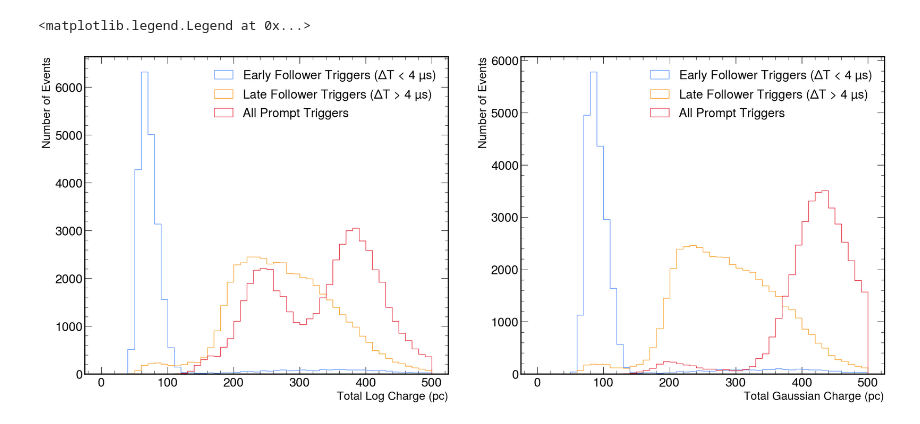
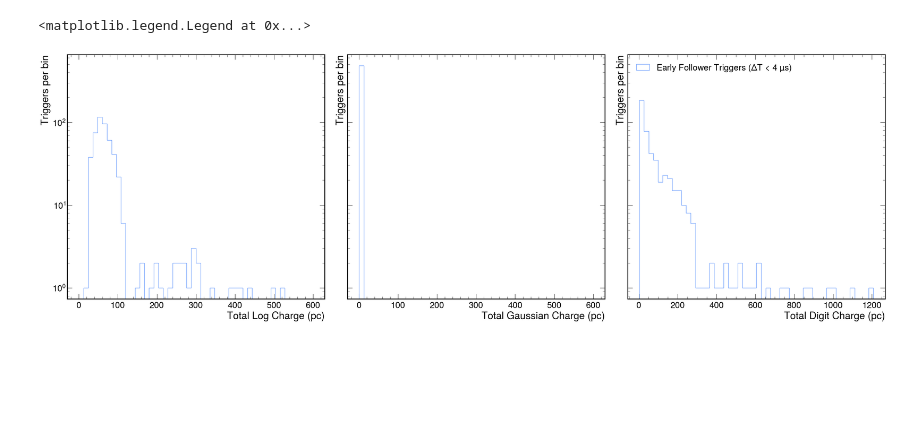
Before and after one commit to hbjamin/dichroicon-analysis, a Jupyter notebook: muons/main.ipynb, the cells around one changed output. Cells and saved outputs as stored; diff of their text form; code cells hidden in the pictures; blank space fills up the shorter version.

```diff
--- a/muons/main.ipynb
+++ b/muons/main.ipynb
@@ -214,7 +253,8 @@ class Run:
     def get_log_time_ns(self):
         return [event.log_time_ns for event in self.events]
 # %%
-path = '/nfs/disk1/eos/eos-processed-data-nubar/'
+# path = '/nfs/disk1/eos/eos-processed-data-nubar/'
+path = '/nfs/disk1/users/bharris/eos/sim/EosSimulations/'
 
 run = Run(1246)
 run.load_files(path)
@@ -226,14 +273,21 @@ Found 1157 files for run 1246
 # %%
-prompt_nhit_range = (180,200)
-follower_nhit_range = (80,130)
+def line(x,a,b,c):
+    return np.exp(a*(x+b))+c
 
-prompt_charge_range = (300, 3000)
+#first = line(x,0.022,108,90)
+
+
+prompt_nhit_range = (185,200)
+follower_nhit_range = (40,140)
+
+prompt_charge_range = (600,1500)
 
 run.reset_trigger_types()
 run.reset_time_since_last_prompt_trigger()
 
 run.set_trigger_types_with_nhit(prompt_nhit_range, follower_nhit_range)
 #run.set_trigger_types_with_nhit_and_charge(prompt_nhit_range, follower_nhit_range, prompt_charge_range)
+#run.set_trigger_types_with_nhit_and_charge_curve
 run.set_time_since_last_promp_trigger()
 
 nprompt = [event.trigger_type==0 for event in run.events].count(True)
@@ -248,5 +302,8 @@ ts = run.get_timestamp_us()
 dt = run.get_time_since_last_trigger_us()
 dt_prompt = run.get_time_since_last_prompt_trigger_us()
 
+prescale = 16
 print(f"Got {ts[-1]/1e6:.3f} s of data")
+print(f"Prompt trigger frequency {16*nprompt/(ts[-1]/1e6):.3f} Hz")
+print(f"Follower trigger frequency {nfollower/(ts[-1]/1e6):.3f} Hz")
 # %% [output]
@@ -406,29 +515,56 @@ print(total_digit_charge_pc[0])
 231.8203163528006
 350.78125
 # %%
-fig, ax = plt.subplots(1,2,figsize=(25, 10))
+fig, ax = plt.subplots(1,3,figsize=(30, 10),sharey=True,tight_layout=True)
+fontsize = 25
+bins=50
+upper_charge=1500
+#log_bins = np.logspace(np.log10(1),np.log10(upper_charge), bins)
 
 total_log_charge_pc_follower_early = [event.total_log_charge_pc for event in run.events if event.trigger_type==1 and event.time_since_last_prompt_trigger_us<4]
 total_log_charge_pc_follower_late = [event.total_log_charge_pc for event in run.events if event.trigger_type==1 and event.time_since_last_prompt_trigger_us>4]
 total_log_charge_pc_prompt = [event.total_log_charge_pc for event in run.events if event.trigger_type==0]
 
-ax[0].hist(total_log_charge_pc_follower_early, bins=50, range=(0,500), histtype='step', label='Early Follower Triggers ($\Delta$T < 4 µs)');
-ax[0].hist(total_log_charge_pc_follower_late, bins=50, range=(0,500), histtype='step', label='Late Follower Triggers ($\Delta$T > 4 µs)');
-ax[0].hist(total_log_charge_pc_prompt, bins=50, range=(0,500), histtype='step', label='All Prompt Triggers');
-ax[0].set_xlabel('Total Log Charge (pc)', fontsize=20)
-ax[0].set_ylabel('Number of Events', fontsize=20)
-ax[0].legend()
+ax[0].hist(total_log_charge_pc_follower_early, bins=bins, range=(0,600), histtype='step', label='Early Follower Triggers ($\Delta$T < 4 µs)');
+#ax[0].hist(total_log_charge_pc_follower_late, bins=bins, range=(0,upper_charge), histtype='step', label='Late Follower Triggers ($\Delta$T > 4 µs)');
+#ax[0].hist(total_log_charge_pc_prompt, bins=bins, range=(0,upper_charge), histtype='step', label='All Prompt Triggers');
+ax[0].set_xlabel('Total Log Charge (pc)', fontsize=fontsize)
+ax[0].set_ylabel('Triggers per bin', fontsize=fontsize)
+#ax[0].set_xscale('log')
+#ax[0].set_yscale('log')
+#ax[0].set_xlim(3e1,1e4)
+# ax[0].set_ylim(0,50)
+#ax[0].legend()
 
 total_gaussian_charge_pc_follower_early = [event.total_gaussian_charge_pc for event in run.events if event.trigger_type==1 and event.time_since_last_prompt_trigger_us<4]
 total_gaussian_charge_pc_follower_late = [event.total_gaussian_charge_pc for event in run.events if event.trigger_type==1 and event.time_since_last_prompt_trigger_us>4]
 total_gaussian_charge_pc_prompt = [event.total_gaussian_charge_pc for event in run.events if event.trigger_type==0]
 
-ax[1].hist(total_gaussian_charge_pc_follower_early, bins=50, range=(0,500), histtype='step', label='Early Follower Triggers ($\Delta$T < 4 µs)');
-ax[1].hist(total_gaussian_charge_pc_follower_late, bins=50, range=(0,500), histtype='step', label='Late Follower Triggers ($\Delta$T > 4 µs)');
-ax[1].hist(total_gaussian_charge_pc_prompt, bins=50, range=(0,500), histtype='step', label='All Prompt Triggers');
-ax[1].set_xlabel('Total Gaussian Charge (pc)', fontsize=20)
-ax[1].set_ylabel('Number of Events', fontsize=20)
-ax[1].legend()
+ax[1].hist(total_gaussian_charge_pc_follower_early, bins=bins, range=(0,600), histtype='step', label='Early Follower Triggers ($\Delta$T < 4 µs)');
+#ax[1].hist(total_gaussian_charge_pc_follower_late, bins=bins, range=(0,upper_charge), histtype='step', label='Late Follower Triggers ($\Delta$T > 4 µs)');
+#ax[1].hist(total_gaussian_charge_pc_prompt, bins=bins, range=(0,upper_charge), histtype='step', label='All Prompt Triggers');
+ax[1].set_xlabel('Total Gaussian Charge (pc)', fontsize=fontsize)
+ax[1].set_ylabel('Triggers per bin', fontsize=fontsize)
+#ax[1].set_xscale('log')
+#ax[1].set_yscale('log')
+#ax[1].set_xlim(3e1,1e4)
+# ax[1].set_ylim(0,50)
+#ax[1].legend()
+
+total_digit_charge_pc_follower_early = [event.total_digit_charge_pc for event in run.events if event.trigger_type==1 and event.time_since_last_prompt_trigger_us<4]
+total_digit_charge_pc_follower_late = [event.total_digit_charge_pc for event in run.events if event.trigger_type==1 and event.time_since_last_prompt_trigger_us>4]
+total_digit_charge_pc_prompt = [event.total_digit_charge_pc for event in run.events if event.trigger_type==0]
+
+ax[2].hist(total_digit_charge_pc_follower_early, bins=bins, histtype='step', label='Early Follower Triggers ($\Delta$T < 4 µs)');
+#ax[2].hist(total_digit_charge_pc_follower_late, bins=bins, range=(0,upper_charge), histtype='step', label='Late Follower Triggers ($\Delta$T > 4 µs)');
+#ax[2].hist(total_digit_charge_pc_prompt, bins=bins, range=(0,upper_charge), histtype='step', label='All Prompt Triggers');
+ax[2].set_xlabel('Total Digit Charge (pc)', fontsize=fontsize)
+ax[2].set_ylabel('Triggers per bin', fontsize=fontsize)
+#ax[2].set_xlim(3e1,2e4)
+#ax[2].set_xscale('log')
+ax[2].set_yscale('log')
+# ax[2].set_ylim(0,50)
+ax[2].legend(loc='upper left')
 # %% [output]
 <matplotlib.legend.Legend at 0x...>
-[figure, old version]
+[figure, new version]
```
Also changed, not shown: parts of 40 cells of this notebook, 3 other files.
